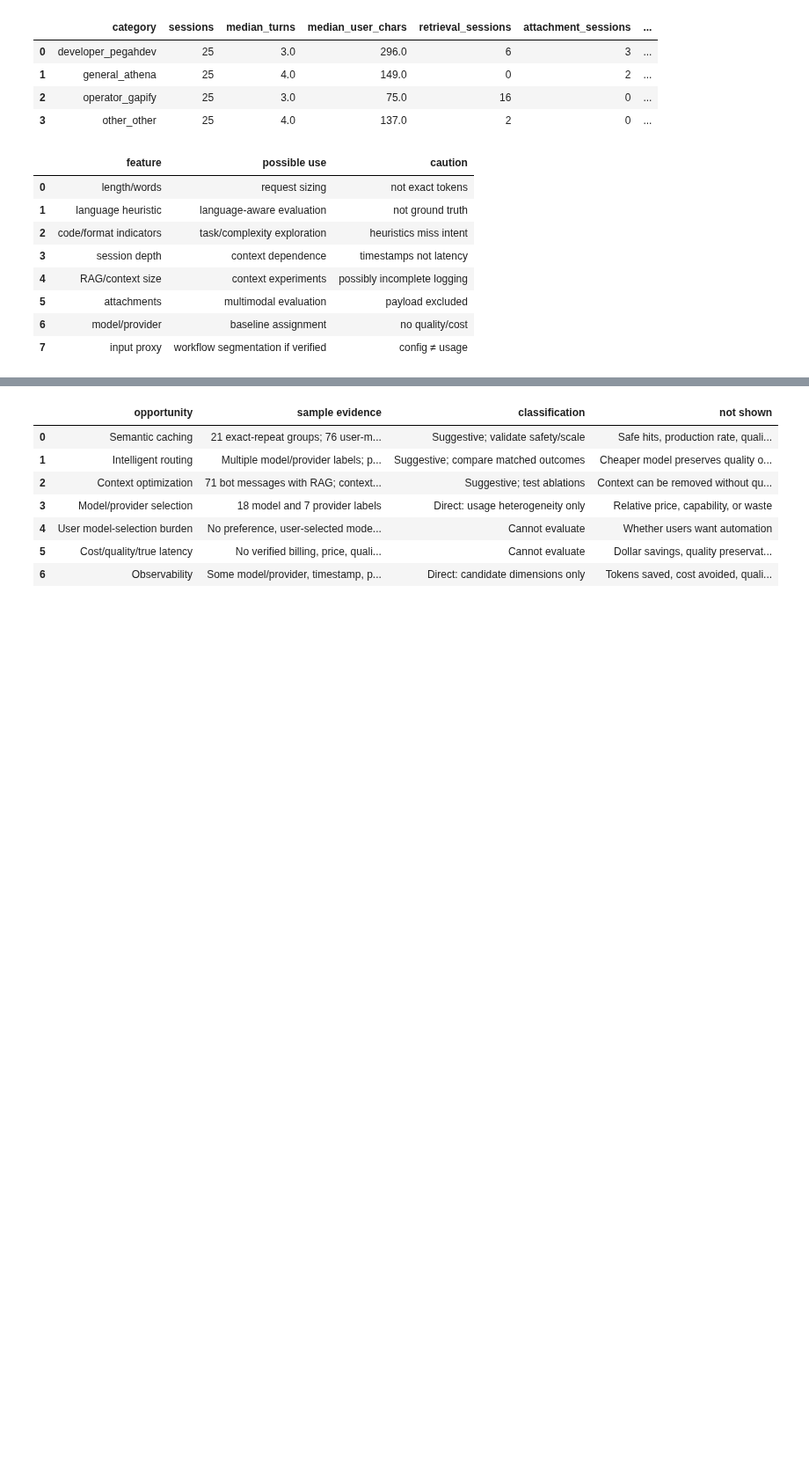
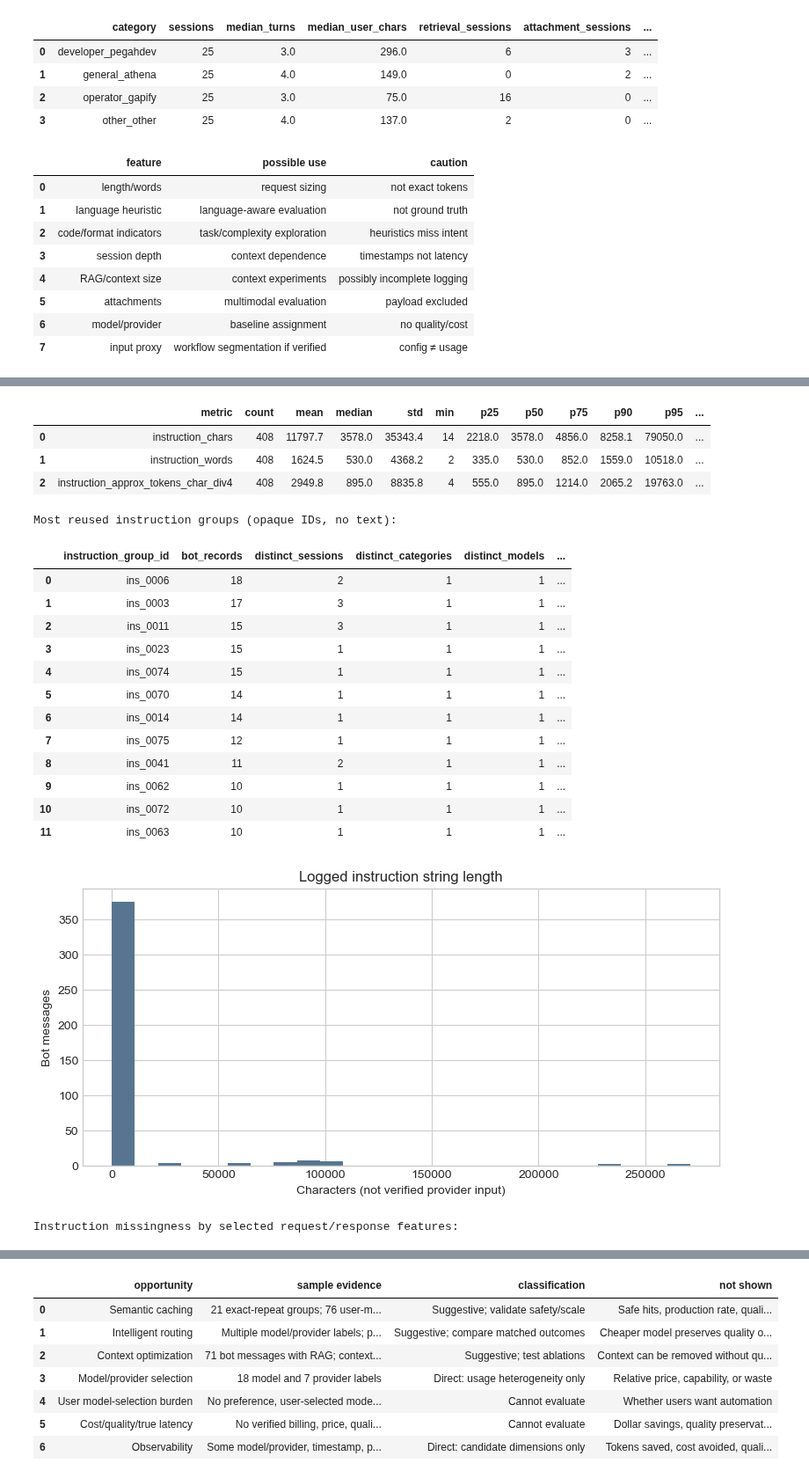
Before and after one commit to mahyamotamedi/metis-auto, a Jupyter notebook: experiments/sample_eda/eda.ipynb, the cells around one changed output, grey strips where cells are left out. Shown at 88% size. Saved outputs shown, nothing was run; the diff lists cells and outputs as text; code cells hidden in the pictures; blank space fills up the shorter version.

```diff
--- a/experiments/sample_eda/eda.ipynb
+++ b/experiments/sample_eda/eda.ipynb
@@ -1167,0 +1399,51 @@ display(
+# %%
+bot_instruction_nulls = int(bot.instructions.isna().sum())
+non_null_instruction_values = bot.instructions.dropna().astype(str)
+blank_instruction_count = int(non_null_instruction_values.str.strip().eq("").sum())
+instruction_groups = instruction_group_summary(response_level)
+reused_instruction_groups = instruction_groups.loc[instruction_groups.bot_records.gt(1)]
+instruction_summary = pd.DataFrame([
+    {"metric": "bot messages", "count": len(bot), "denominator": len(bot), "percent": 100.0},
+    {"metric": "null instructions among bot messages", "count": bot_instruction_nulls, "denominator": len(bot), "percent": 100 * bot_instruction_nulls / len(bot)},
+    {"metric": "non-null instruction values", "count": len(non_null_instruction_values), "denominator": len(bot), "percent": 100 * len(non_null_instruction_values) / len(bot)},
+    {"metric": "blank non-null instructions", "count": blank_instruction_count, "denominator": len(bot), "percent": 100 * blank_instruction_count / len(bot)},
+    {"metric": "unique exact non-null instructions", "count": non_null_instruction_values.nunique(), "denominator": len(bot), "percent": np.nan},
+    {"metric": "unique normalized nonempty instruction groups", "count": len(instruction_groups), "denominator": len(bot), "percent": np.nan},
+    {"metric": "normalized instruction groups repeated", "count": len(reused_instruction_groups), "denominator": len(instruction_groups), "percent": 100 * len(reused_instruction_groups) / max(1, len(instruction_groups))},
+    {"metric": "bot records in repeated normalized groups", "count": int(reused_instruction_groups.bot_records.sum()), "denominator": len(bot), "percent": 100 * reused_instruction_groups.bot_records.sum() / len(bot)},
+    {"metric": "groups reused across sessions", "count": int(instruction_groups.distinct_sessions.gt(1).sum()), "denominator": len(instruction_groups), "percent": 100 * instruction_groups.distinct_sessions.gt(1).mean()},
+    {"metric": "groups reused across categories", "count": int(instruction_groups.distinct_categories.gt(1).sum()), "denominator": len(instruction_groups), "percent": 100 * instruction_groups.distinct_categories.gt(1).mean()},
+    {"metric": "groups reused across models", "count": int(instruction_groups.distinct_models.gt(1).sum()), "denominator": len(instruction_groups), "percent": 100 * instruction_groups.distinct_models.gt(1).mean()},
+    {"metric": "groups reused across providers", "count": int(instruction_groups.distinct_providers.gt(1).sum()), "denominator": len(instruction_groups), "percent": 100 * instruction_groups.distinct_providers.gt(1).mean()},
+])
+instruction_size_stats = numeric_summary(response_level.loc[response_level.instruction_present], ["instruction_chars", "instruction_words", "instruction_approx_tokens_char_div4"])
+instruction_summary.to_csv(TAB / "instruction_summary.csv", index=False)
+instruction_size_stats.to_csv(TAB / "instruction_size_statistics.csv", index=False)
+instruction_groups.to_csv(TAB / "instruction_group_reuse.csv", index=False)
+display(instruction_summary.round(2)); display(instruction_size_stats.round(1))
+print("Most reused instruction groups (opaque IDs, no text):")
+display(instruction_groups.head(12))
+fig, ax = plt.subplots(figsize=(8, 4))
+ax.hist(response_level.loc[response_level.instruction_present, "instruction_chars"], bins=25, color="#577590")
+ax.set(title="Logged instruction string length", xlabel="Characters (not verified provider input)", ylabel="Bot messages")
+fig.tight_layout(); fig.savefig(FIG / "instruction_length.png", dpi=160, bbox_inches="tight"); plt.show()
+
+instruction_segment_features = [
+    "category", "model", "provider", "request_language", "request_complexity_band",
+    "has_rag", "request_has_attachment", "has_input_config", "request_has_code_like_text",
+    "request_has_url", "request_length_bucket", "session_depth_band",
+]
+instruction_missingness_rows = []
+for feature in instruction_segment_features:
+    for value, group in response_level.groupby(feature, dropna=False, observed=False):
+        instruction_missingness_rows.append({
+            "feature": feature, "feature_value": str(value), "bot_records": len(group),
+            "instruction_present": int(group.instruction_present.sum()),
+            "instruction_missing_or_blank": int((~group.instruction_present).sum()),
+            "missing_or_blank_percent": 100 * (~group.instruction_present).mean(),
+        })
+instruction_missingness = pd.DataFrame(instruction_missingness_rows)
+instruction_missingness.to_csv(TAB / "instruction_missingness_by_features.csv", index=False)
+print("Instruction missingness by selected request/response features:")
+display(instruction_missingness.loc[instruction_missingness.feature.isin(["category", "request_language", "request_complexity_band", "has_rag", "request_has_attachment", "has_input_config"])].head(30))
+# %% [output]
@@ -1167,0 +1463,20 @@ display(
+|  | metric | count | mean | median | std | min | p25 | p50 | p75 | p90 | p95 | ... |
+| 0 | instruction_chars | 408 | 11797.7 | 3578.0 | 35343.4 | 14 | 2218.0 | 3578.0 | 4856.0 | 8258.1 | 79050.0 | ... |
+| 1 | instruction_words | 408 | 1624.5 | 530.0 | 4368.2 | 2 | 335.0 | 530.0 | 852.0 | 1559.0 | 10518.0 | ... |
+| 2 | instruction_approx_tokens_char_div4 | 408 | 2949.8 | 895.0 | 8835.8 | 4 | 555.0 | 895.0 | 1214.0 | 2065.2 | 19763.0 | ... |
+Most reused instruction groups (opaque IDs, no text):
+|  | instruction_group_id | bot_records | distinct_sessions | distinct_categories | distinct_models | ... |
+| 0 | ins_0006 | 18 | 2 | 1 | 1 | ... |
+| 1 | ins_0003 | 17 | 3 | 1 | 1 | ... |
+| 2 | ins_0011 | 15 | 3 | 1 | 1 | ... |
+| 3 | ins_0023 | 15 | 1 | 1 | 1 | ... |
+| 4 | ins_0074 | 15 | 1 | 1 | 1 | ... |
+| 5 | ins_0070 | 14 | 1 | 1 | 1 | ... |
+| 6 | ins_0014 | 14 | 1 | 1 | 1 | ... |
+| 7 | ins_0075 | 12 | 1 | 1 | 1 | ... |
+| 8 | ins_0041 | 11 | 2 | 1 | 1 | ... |
+| 9 | ins_0062 | 10 | 1 | 1 | 1 | ... |
+| 10 | ins_0072 | 10 | 1 | 1 | 1 | ... |
+| 11 | ins_0063 | 10 | 1 | 1 | 1 | ... |
+[figure, added]
+Instruction missingness by selected request/response features:
```
Also changed, not shown: parts of 26 cells of this notebook, 49 other files.
